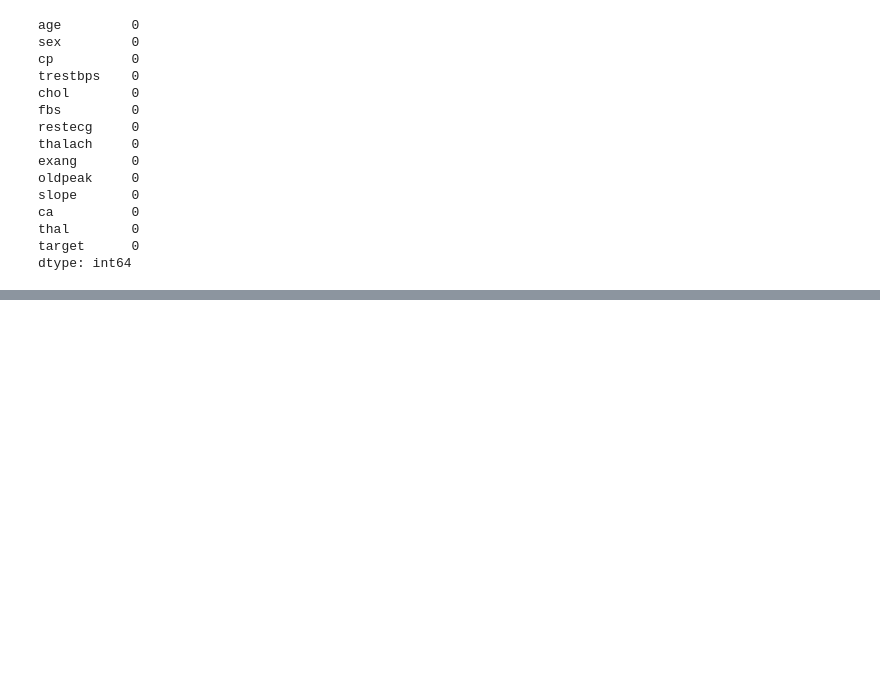
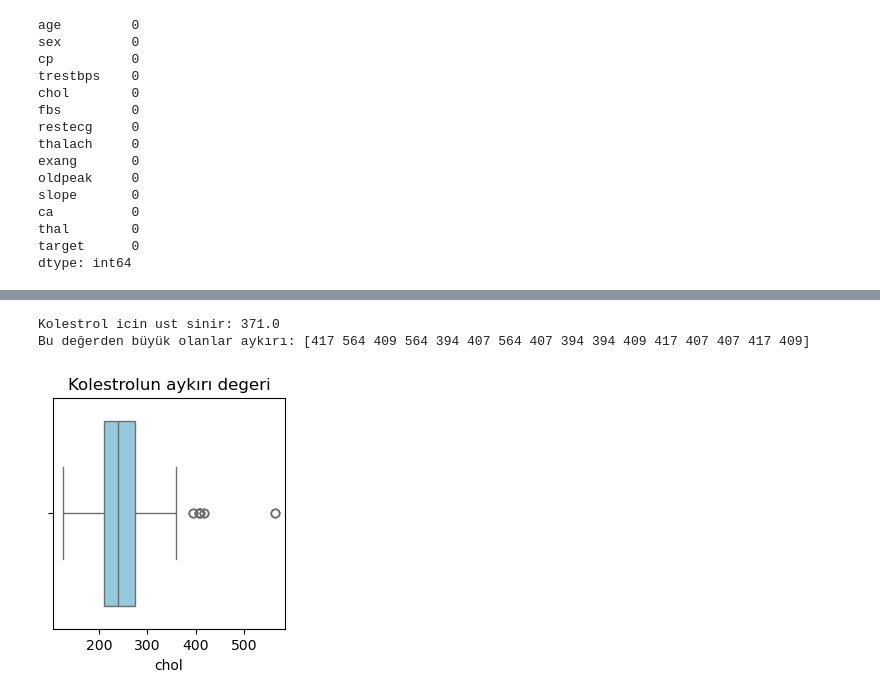
Before and after one commit to samedK1y/Data_preprocessing, a Jupyter notebook: kalp.ipynb, the cells around one changed output, grey strips where cells are left out. Saved outputs shown, nothing was run; the diff lists cells and outputs as text; code cells hidden in the pictures; blank space fills up the shorter version.

Commit message:
Aykırı değerler kontrolü yapıldı

```diff
--- a/kalp.ipynb
+++ b/kalp.ipynb
@@ -44,3 +44,22 @@ df.describe()
 | 50% | 56.000000 | 1.000000 | 1.000000 | 130.000000 | 240.00000 | 0.000000 | 1.000000 | 152.000000 | 0.000000 | 0.800000 | 1.000000 | ... |
 | 75% | 61.000000 | 1.000000 | 2.000000 | 140.000000 | 275.00000 | 0.000000 | 1.000000 | 166.000000 | 1.000000 | 1.800000 | 2.000000 | ... |
 | max | 77.000000 | 1.000000 | 3.000000 | 200.000000 | 564.00000 | 1.000000 | 2.000000 | 202.000000 | 1.000000 | 6.200000 | 2.000000 | ... |
+# %%
+Q1 = df['chol'].quantile(0.25)
+Q3 = df['chol'].quantile(0.75)
+IQR = Q3 - Q1
+
+alt_sinir = Q1 - 1.5*IQR
+ust_sinir = Q3 + 1.5*IQR
+
+print(f"Kolestrol icin ust sinir: {ust_sinir}")
+print(f"Bu değerden büyük olanlar aykırı: {df[df['chol'] > ust_sinir]['chol'].values}")
+
+plt.figure(figsize = (3,3))
+sns.boxplot(x = df['chol'], color= 'skyblue')
+plt.title("Kolestrolun aykırı degeri")
+plt.show()
+# %% [output]
+Kolestrol icin ust sinir: 371.0
+Bu değerden büyük olanlar aykırı: [417 564 409 564 394 407 564 407 394 394 409 417 407 407 417 409]
+[figure, added]
```
Also changed, not shown: parts of 2 cells of this notebook.
